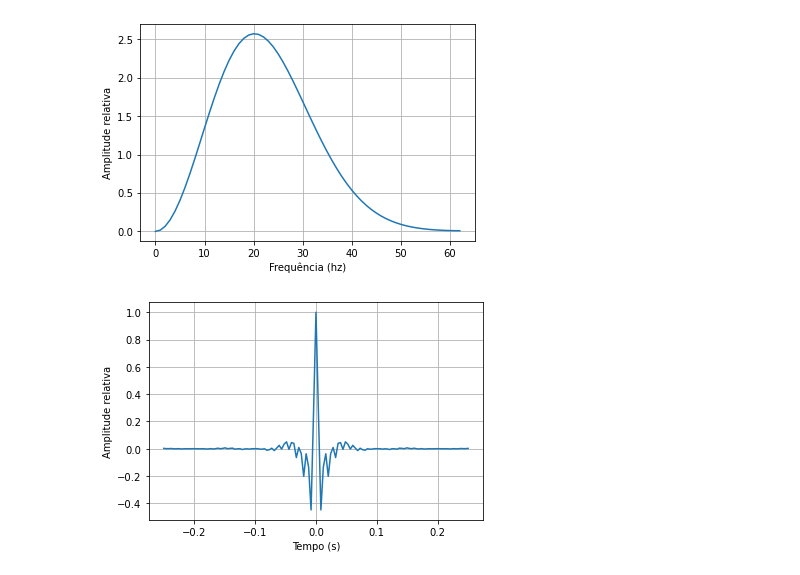
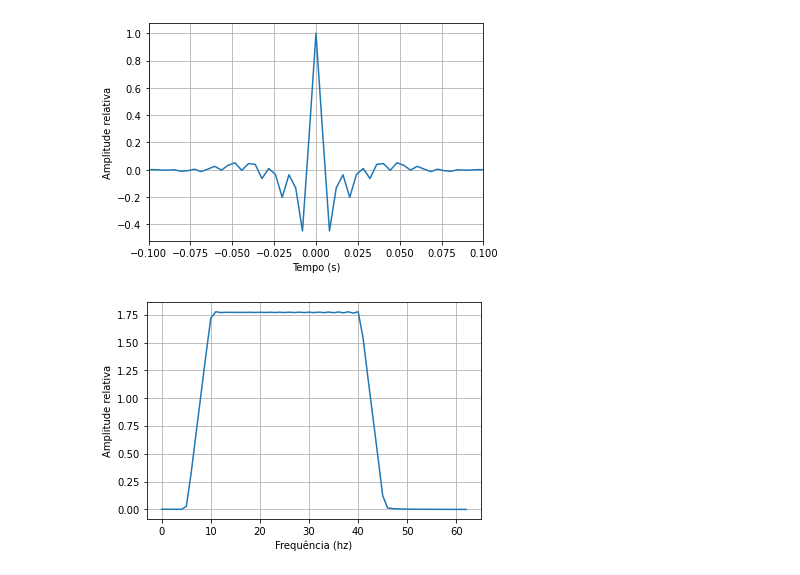
Before and after one commit to giecaruff/stoneforge, a Jupyter notebook: stoneforge/wavelets/Wavelets_notebook.ipynb, the cells around one changed output. Drawn from its saved outputs; the diff is of its cells as text; code cells hidden in the pictures.

```diff
--- a/stoneforge/wavelets/Wavelets_notebook.ipynb
+++ b/stoneforge/wavelets/Wavelets_notebook.ipynb
@@ -34,7 +34,11 @@ def Butter_Wavelet(Freq_hi, Freq_low, Duration, Sampling):
     t = np.arange(-int(Duration/Sampling)/2,int(Duration/Sampling)/2)
     return t, butter_wvlt
 # %%
-Time , Ricker_wl = Ricker_Wavelet(20,0.5,0.004)
+lenght = 0.5
+Freq_domin = 20
+dt = 0.004
+
+Time , Ricker_wl = Ricker_Wavelet(Freq_domin,lenght,dt)
 ricker_fft = abs(np.fft.rfft(Ricker_wl))
 # %%
 plt.plot(Time, Ricker_wl)
@@ -47,19 +58,21 @@ plt.show()
-# %%
-plt.plot(ricker_fft)
-plt.xlabel('Frequência (hz)')
-plt.ylabel('Amplitude relativa')
-plt.grid()
-plt.show()
-# %% [output]
-[figure, removed]
 # %%
-time, wvlt = getOrmsby((45,10,40,5),0.5,0.004)
+f = (5,10,40,45)
+
+time, wvlt = Ormsby_Wavelet(f,lenght,dt)
 orms_fft = abs(np.fft.rfft(wvlt))
 # %%
 plt.plot(time/2,wvlt)
 plt.xlabel('Tempo (s)')
 plt.ylabel('Amplitude relativa')
+plt.xlim(-0.1,0.1)
 plt.grid()
 plt.show()
+
+plt.plot(orms_fft)
+plt.xlabel('Frequência (hz)')
+plt.ylabel('Amplitude relativa')
+plt.grid()
+plt.show()
 # %% [output]
-[figure, old version]
+[figure, new version]
+[figure, added]
```
Also changed, not shown: parts of 4 cells of this notebook.
